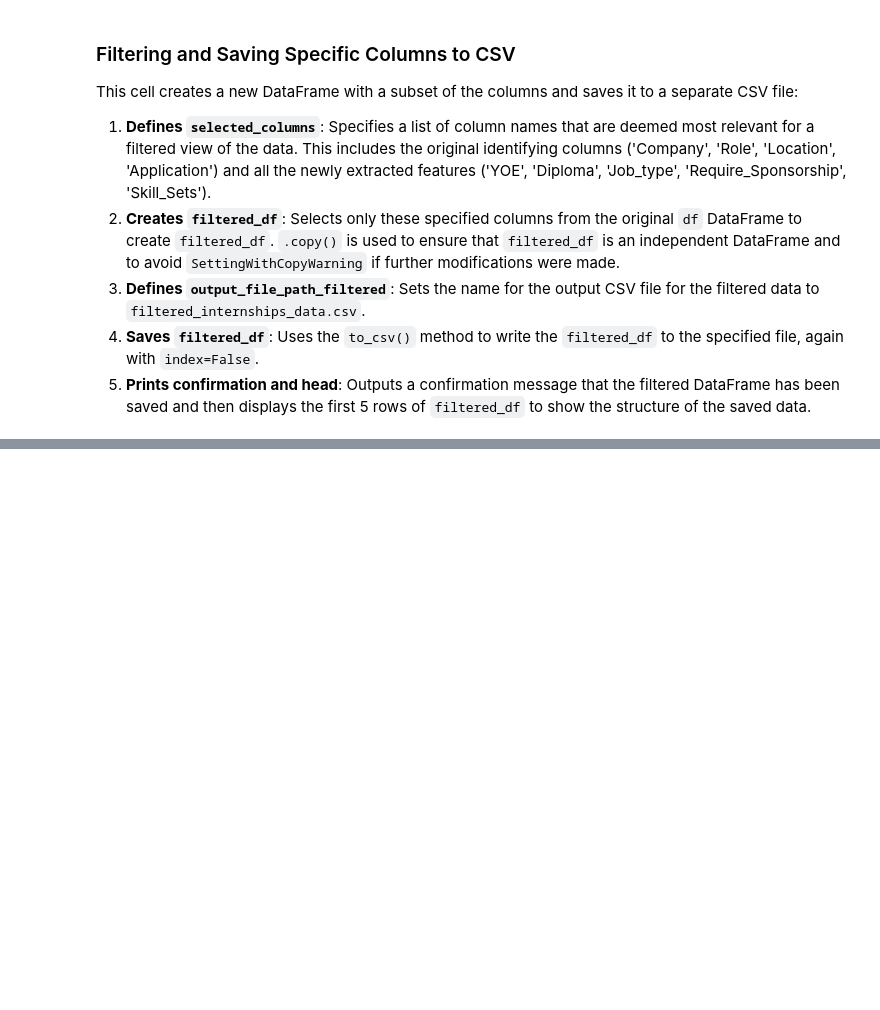
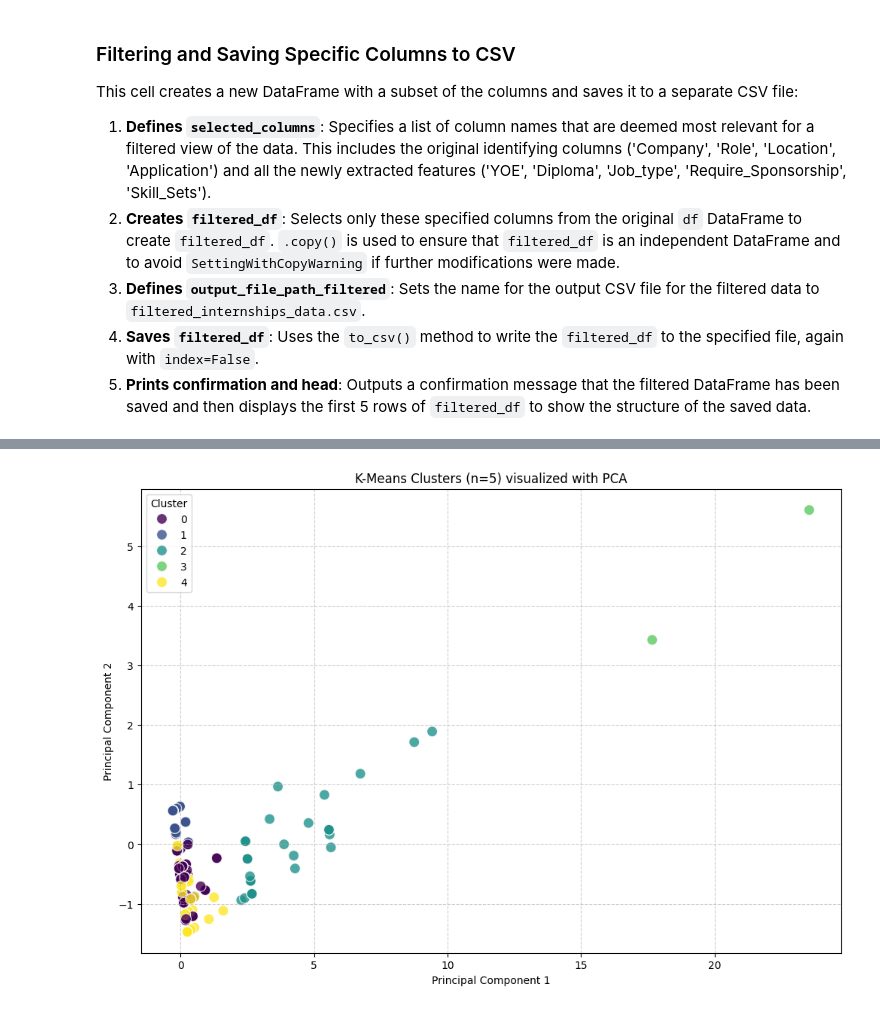
Before and after one commit to ashivashankars/Team_4Musketeers_capstone_project, a Jupyter notebook: ScrapeFeatures.ipynb, the cells around one changed output, grey strips where cells are left out. Cells and saved outputs as stored; diff of their text form; code cells hidden in the pictures; blank space fills up the shorter version.

```diff
--- a/ScrapeFeatures.ipynb
+++ b/ScrapeFeatures.ipynb
@@ -87,7 +108,9 @@ import re
 # Define a regex pattern to capture years of experience
 # This pattern looks for numbers (X, X+, X-Y) followed by 'year(s)' with optional words in between.
 # It also considers 'minimum X years' and similar phrases.
-experience_pattern = re.compile(r'(\d+\+?|-?\d*\.?\d+\s*(?:to|-)\s*\d*\.?\d+|\d+)\s*(?:years?|yrs?|yr)\s*(?:of\s*experience|experience)?|minimum\s*(\d+)\s*(?:years?|yrs?|yr)')
+# The regex has been refined to primarily look for 1 or 2-digit numbers for 'years of experience',
+# which are more realistic for job requirements, to reduce false positives from larger numbers.
+experience_pattern = re.compile(r'(\b\d{1,2}\+?|\b\d{1,2}\s*(?:to|-)\s*\d{1,2}|\b\d{1,2})\s*(?:years?|yrs?|yr)\s*(?:of\s*experience|experience)?|minimum\s*(\b\d{1,2})\s*(?:years?|yrs?|yr)')
 
 # Apply the pattern to the 'text_content' column to find all matches
 df['extracted_yoe_matches'] = df['text_content'].apply(lambda x: experience_pattern.findall(x.lower()))
@@ -132,9 +166,12 @@ def parse_yoe(matches):
                     except ValueError:
                         pass # Ignore non-numeric strings that might slip through
 
-    if yoe_values:
+    # Filter out unreasonable YOE values (e.g., > 50 years is highly unlikely for job requirements)
+    filtered_yoe_values = [y for y in yoe_values if 0 <= y <= 50]
+
+    if filtered_yoe_values:
         # Return the minimum years of experience found, as typically a requirement is 'at least X years'
-        return min(yoe_values)
+        return min(filtered_yoe_values)
     return None # Return None if no valid YOE found
 
 df['YOE'] = df['extracted_yoe_matches'].apply(parse_yoe)
@@ -631,0 +883,35 @@ print(filtered_df.head())
+# %%
+from sklearn.decomposition import PCA
+import matplotlib.pyplot as plt
+import seaborn as sns
+
+# Get the preprocessed data from the pipeline's preprocessor step
+X_scaled = kmeans_pipeline.named_steps['preprocessor'].fit_transform(filtered_df[features])
+
+# Apply PCA to reduce dimensions to 2 for visualization
+pca = PCA(n_components=2)
+X_pca = pca.fit_transform(X_scaled)
+
+# Create a DataFrame for PCA results and add cluster labels
+pca_df = pd.DataFrame(data=X_pca, columns=['Principal Component 1', 'Principal Component 2'])
+pca_df['Cluster'] = filtered_df['Cluster']
+
+# Plot the clusters
+plt.figure(figsize=(12, 8))
+sns.scatterplot(
+    x='Principal Component 1',
+    y='Principal Component 2',
+    hue='Cluster',
+    palette='viridis',
+    data=pca_df,
+    s=100, # Size of markers
+    alpha=0.8
+)
+plt.title(f'K-Means Clusters (n={n_clusters}) visualized with PCA')
+plt.xlabel('Principal Component 1')
+plt.ylabel('Principal Component 2')
+plt.legend(title='Cluster')
+plt.grid(True, linestyle='--', alpha=0.6)
+plt.show()
+# %% [output]
+[figure, added]
```
Also changed, not shown: parts of 26 cells of this notebook.
